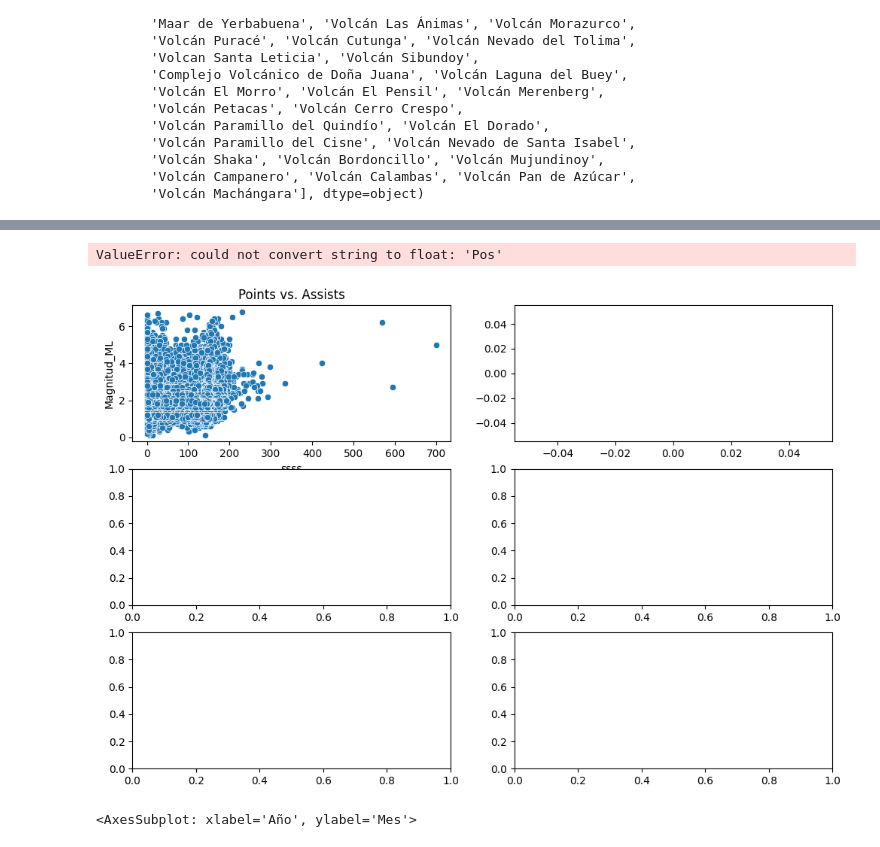
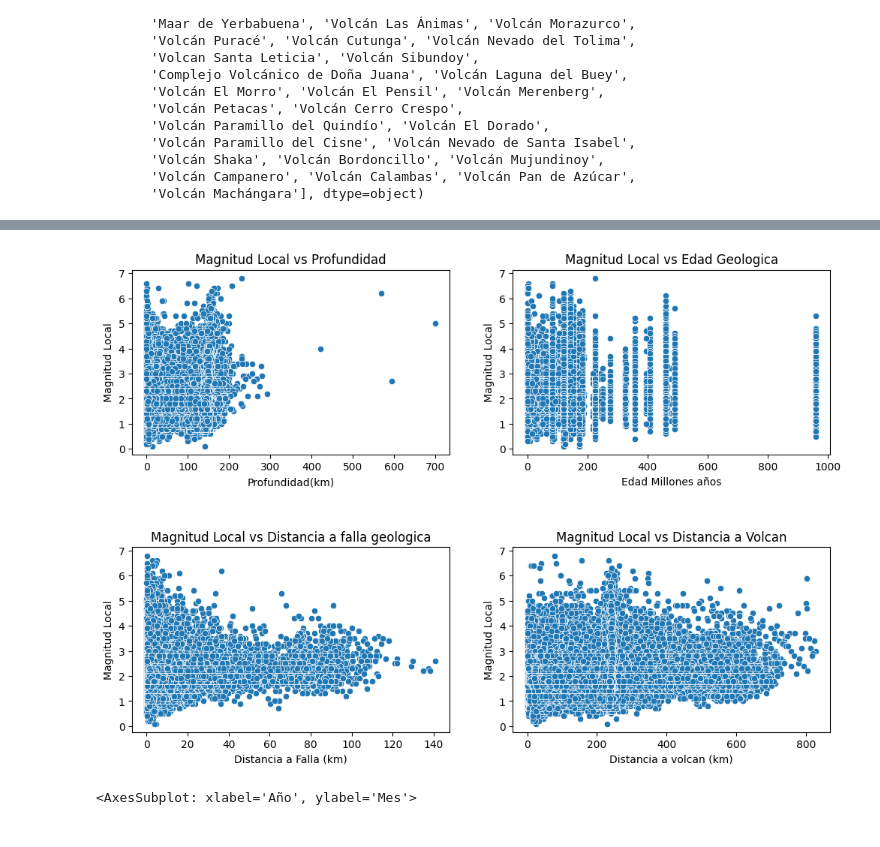
Before and after one commit to EDGAR-BARAHONA/Programacion-Python-Gis, a Jupyter notebook: Analitica/AnalisisSismico.ipynb, the cells around one changed output, grey strips where cells are left out. Drawn from its saved outputs; the diff is of its cells as text; code cells hidden in the pictures.

```diff
--- a/Analitica/AnalisisSismico.ipynb
+++ b/Analitica/AnalisisSismico.ipynb
@@ -111,3 +112,0 @@ sismos = sismos[(sismos.Año >=1994) &(sismos.Año <=2017)]
-# %%
-sismos["edad2"]=sismos.Edad.str.split('-', expand = True)[0]
-sismos.edad2 = sismos.edad2.str.replace("?","")
@@ -166,7 +212,9 @@ edades = {'Jurásico': 201.3,
 def map_values(x):
     return edades.get(x, x)
 
-sismos["EdadMillAños"] = sismos.edad2.apply(map_values)
+sismos["EdadMillAños"] = sismos.Edad.apply(map_values)
+# %%
+sismos = sismos.loc[sismos["EdadMillAños"].notna()]
 # %%
 columns_dict = {"LATITUD (grados)":"Latitud",
                 "LONGITUD (grados)":"Longitud",
@@ -181,4 +229,4 @@ sismos = sismos.rename(columns=columns_dict)
 # %%
 sismos = sismos.drop(columns=['FECHA','HORA_UTC','MAGNITUD Mw','RMS (Seg)', 'GAP (grados)','ERROR LATITUD (Km)', 'ERROR LONGITUD (Km)', 'ERROR PROFUNDIDAD (Km)',
        'ESTADO', 'DPTO_CNMBR','ERROR LATITUD (Km)', 'ERROR LONGITUD (Km)', 'ERROR PROFUNDIDAD (Km)', 'ESTADO','geometry_x','index_right', 'N_CartaCo', 'SHAPE_Leng_x', 'SHAPE_Area',
-       'id_falla','id_volcan','VolcanID','Latitud', 'Longitud', 'Comentario_y', 'URL','geometry_y','Tipo', 'Comentario', 'SHAPE_Leng_y','geometry','Comentario_x', 'edad2'])
+       'id_falla','id_volcan','VolcanID','Latitud', 'Longitud', 'Comentario_y', 'URL','geometry_y','Tipo', 'Comentario', 'SHAPE_Leng_y','geometry','Comentario_x'])
@@ -269,13 +274,18 @@ Name: EdadMillAños, dtype: int64
 # %%
 
 
-fig, ((ax1,ax2),(ax3,ax4),(ax5,ax6)) = plt.subplots(nrows=3, ncols=2, figsize=(12, 8))
+fig, ((ax1,ax2),(ax3,ax4)) = plt.subplots(nrows=2, ncols=2, figsize=(12, 8))
 
-sns.scatterplot( data=sismos, x=sismos.Profundidad, y=sismos.Magnitud_ML, ax = ax1).set(title='Points vs. Assists', xlabel = "ssss")
-sns.scatterplot( data=sismos, x=sismos.EdadMillAños, y=sismos.Magnitud_ML, ax = ax2).set(title='Points vs. Assists', xlabel = "ssss")
+sns.scatterplot( data=sismos, x=sismos.Profundidad, y=sismos.Magnitud_ML, ax = ax1).set(title='Magnitud Local vs Profundidad', xlabel = "Profundidad(km)", ylabel = 'Magnitud Local')
+sns.scatterplot( data=sismos, x=sismos.EdadMillAños, y=sismos.Magnitud_ML, ax = ax2).set(title='Magnitud Local vs Edad Geologica', xlabel = "Edad Millones años", ylabel = 'Magnitud Local')
+sns.scatterplot( data=sismos, x=sismos.Disfalla, y=sismos.Magnitud_ML, ax = ax3).set(title='Magnitud Local vs Distancia a falla geologica', xlabel = "Distancia a Falla (km)", ylabel = 'Magnitud Local')
+sns.scatterplot( data=sismos, x=sismos.Disvolcan, y=sismos.Magnitud_ML, ax = ax4).set(title='Magnitud Local vs Distancia a Volcan', xlabel = "Distancia a volcan (km)", ylabel = 'Magnitud Local')
+
+
+
+plt.subplots_adjust(wspace=0.2,hspace=0.5)
 # %% [output]
-ValueError: could not convert string to float: 'Pos'
-[figure, old version]
+[figure, new version]
 # %%
 pivoted_df = pd.pivot_table(data=sismos, index="Mes", columns="Año", values="Magnitud_ML")
 
```
Also changed, not shown: parts of 16 cells of this notebook.
